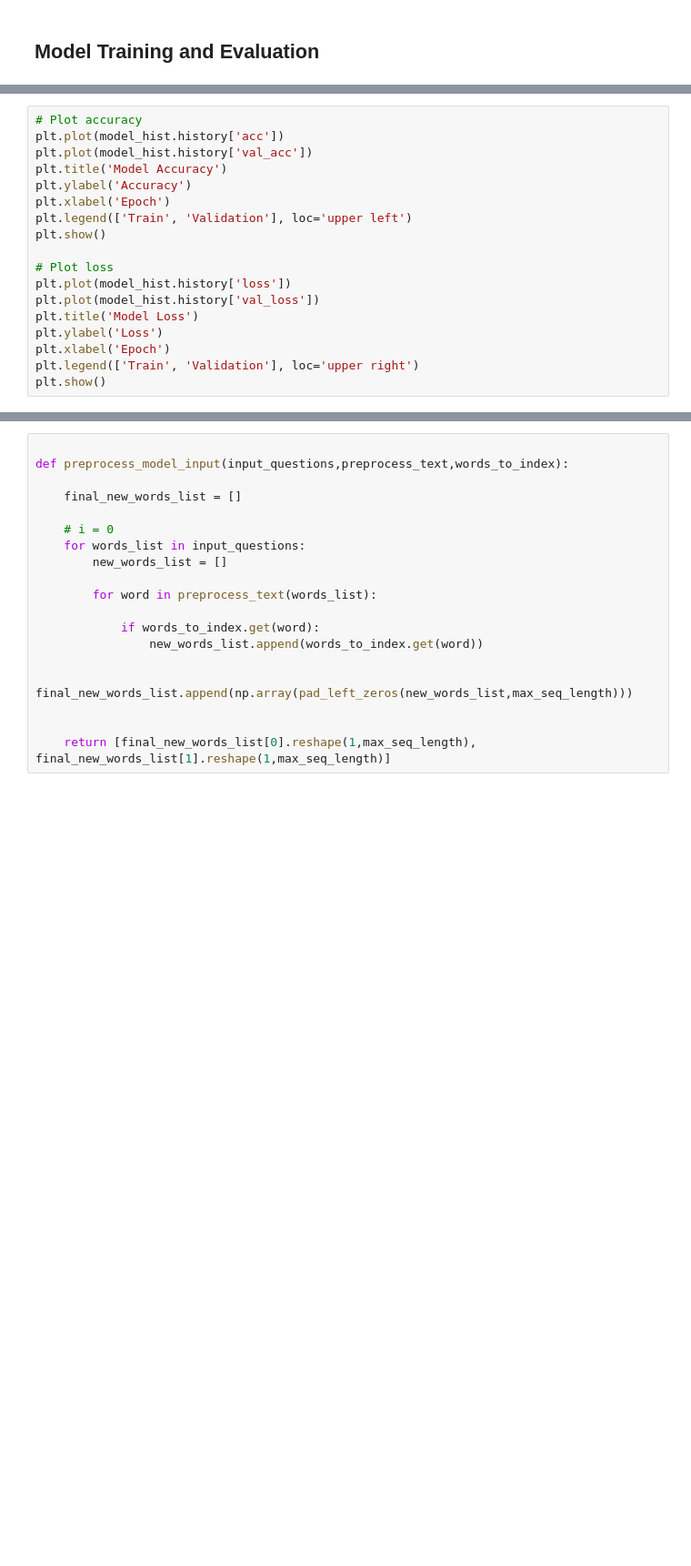
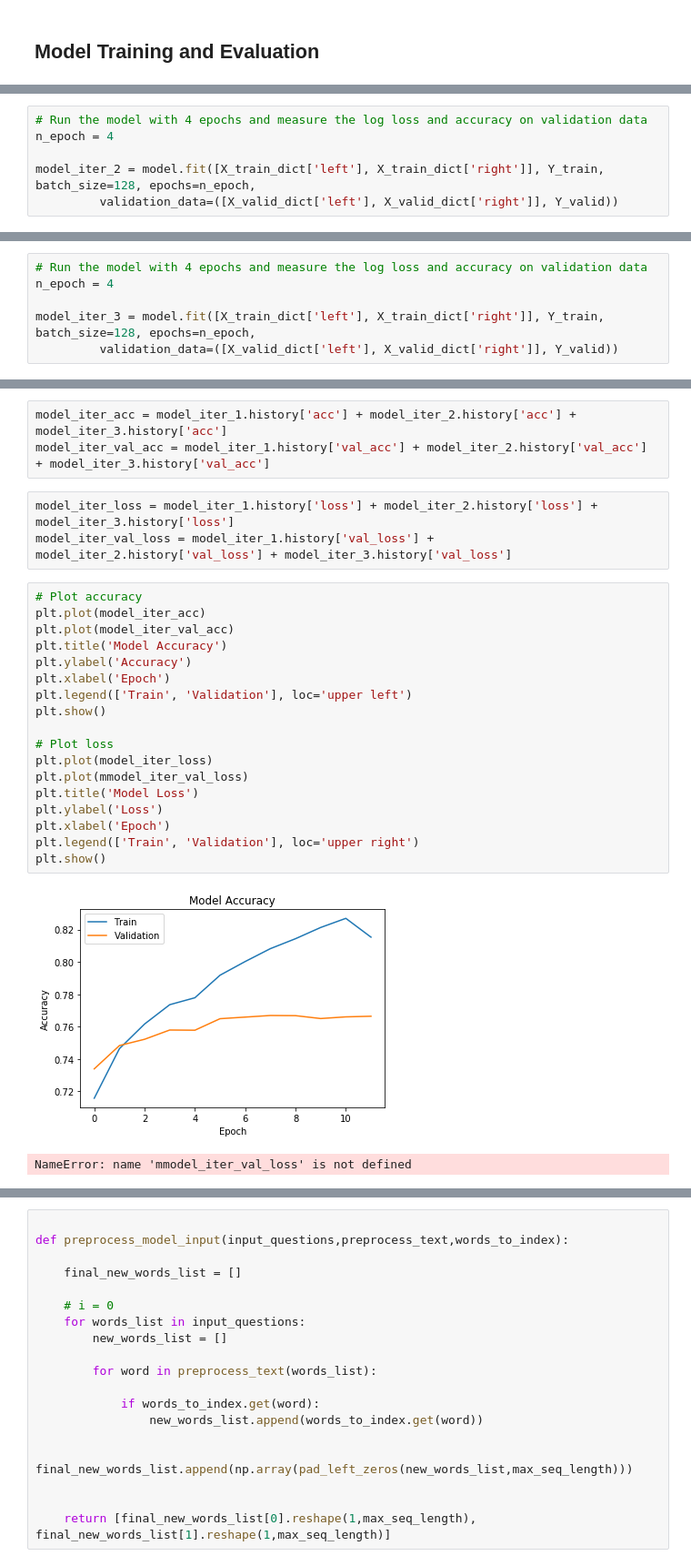
Before and after one commit to janaavula/QuoraKPMG_1, a Jupyter notebook: QuoraQuestionML-Tokenizer.ipynb, the cells around one changed output, grey strips where cells are left out. Shown at 91% size. Drawn from its saved outputs; the diff is of its cells as text; blank space fills up the shorter version.

```diff
--- a/QuoraQuestionML-Tokenizer.ipynb
+++ b/QuoraQuestionML-Tokenizer.ipynb
@@ -910,0 +936,6 @@ Epoch 1/10
+# %%
+# Run the model with 4 epochs and measure the log loss and accuracy on validation data
+n_epoch = 4
+
+model_iter_2 = model.fit([X_train_dict['left'], X_train_dict['right']], Y_train, batch_size=128, epochs=n_epoch,
+         validation_data=([X_valid_dict['left'], X_valid_dict['right']], Y_valid))
@@ -910,0 +952,6 @@ Epoch 1/10
+# %%
+# Run the model with 4 epochs and measure the log loss and accuracy on validation data
+n_epoch = 4
+
+model_iter_3 = model.fit([X_train_dict['left'], X_train_dict['right']], Y_train, batch_size=128, epochs=n_epoch,
+         validation_data=([X_valid_dict['left'], X_valid_dict['right']], Y_valid))
@@ -911,18 +968,27 @@ Epoch 1/10
+# %%
+model_iter_acc = model_iter_1.history['acc'] + model_iter_2.history['acc'] + model_iter_3.history['acc']
+model_iter_val_acc = model_iter_1.history['val_acc'] + model_iter_2.history['val_acc'] + model_iter_3.history['val_acc']
+# %%
+model_iter_loss = model_iter_1.history['loss'] + model_iter_2.history['loss'] + model_iter_3.history['loss']
+model_iter_val_loss = model_iter_1.history['val_loss'] + model_iter_2.history['val_loss'] + model_iter_3.history['val_loss']
 # %%
 # Plot accuracy
-plt.plot(model_hist.history['acc'])
-plt.plot(model_hist.history['val_acc'])
+plt.plot(model_iter_acc)
+plt.plot(model_iter_val_acc)
 plt.title('Model Accuracy')
 plt.ylabel('Accuracy')
 plt.xlabel('Epoch')
 plt.legend(['Train', 'Validation'], loc='upper left')
 plt.show()
 
 # Plot loss
-plt.plot(model_hist.history['loss'])
-plt.plot(model_hist.history['val_loss'])
+plt.plot(model_iter_loss)
+plt.plot(mmodel_iter_val_loss)
 plt.title('Model Loss')
 plt.ylabel('Loss')
 plt.xlabel('Epoch')
 plt.legend(['Train', 'Validation'], loc='upper right')
 plt.show()
+# %% [output]
+[figure, added]
+NameError: name 'mmodel_iter_val_loss' is not defined
```
Also changed, not shown: parts of 29 cells of this notebook.
